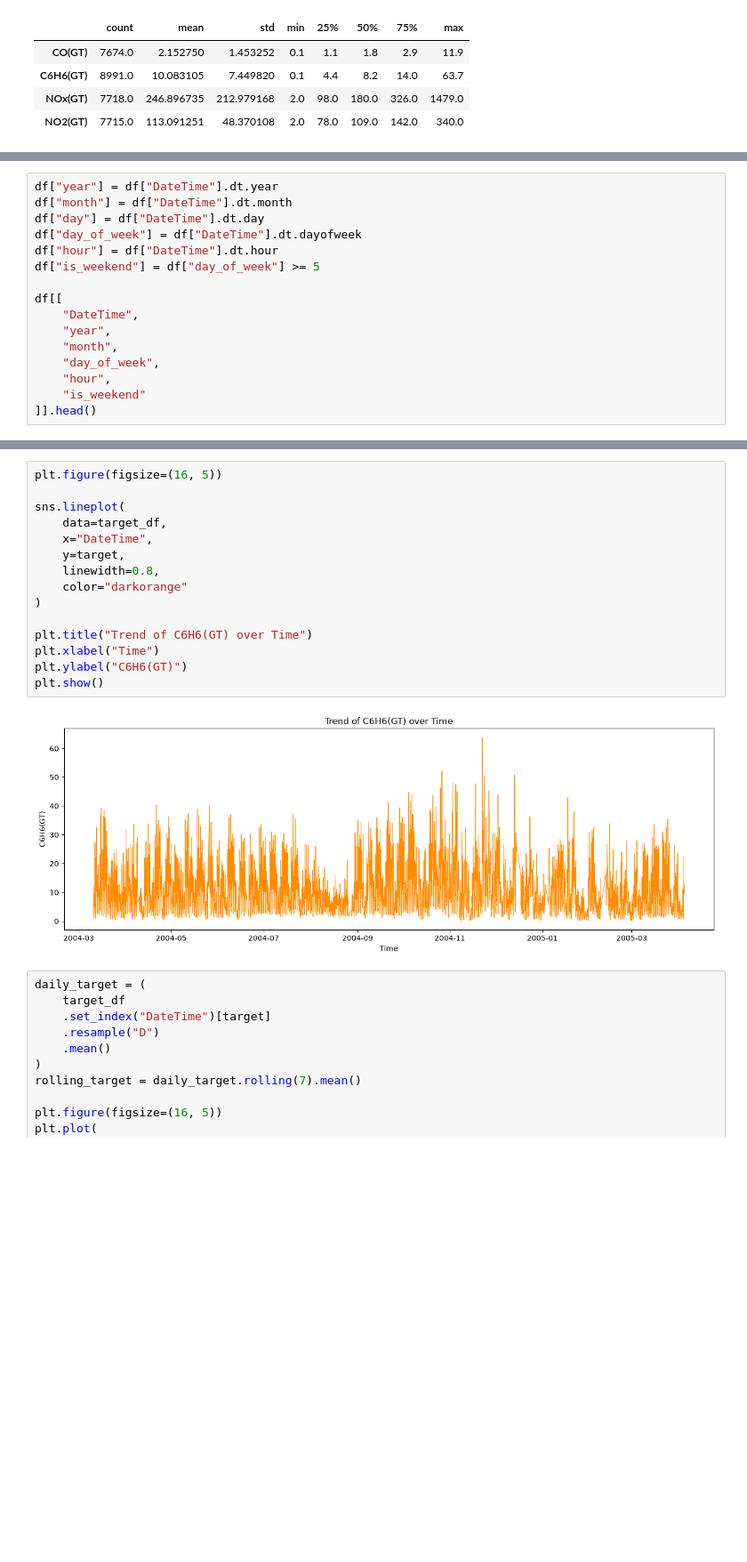
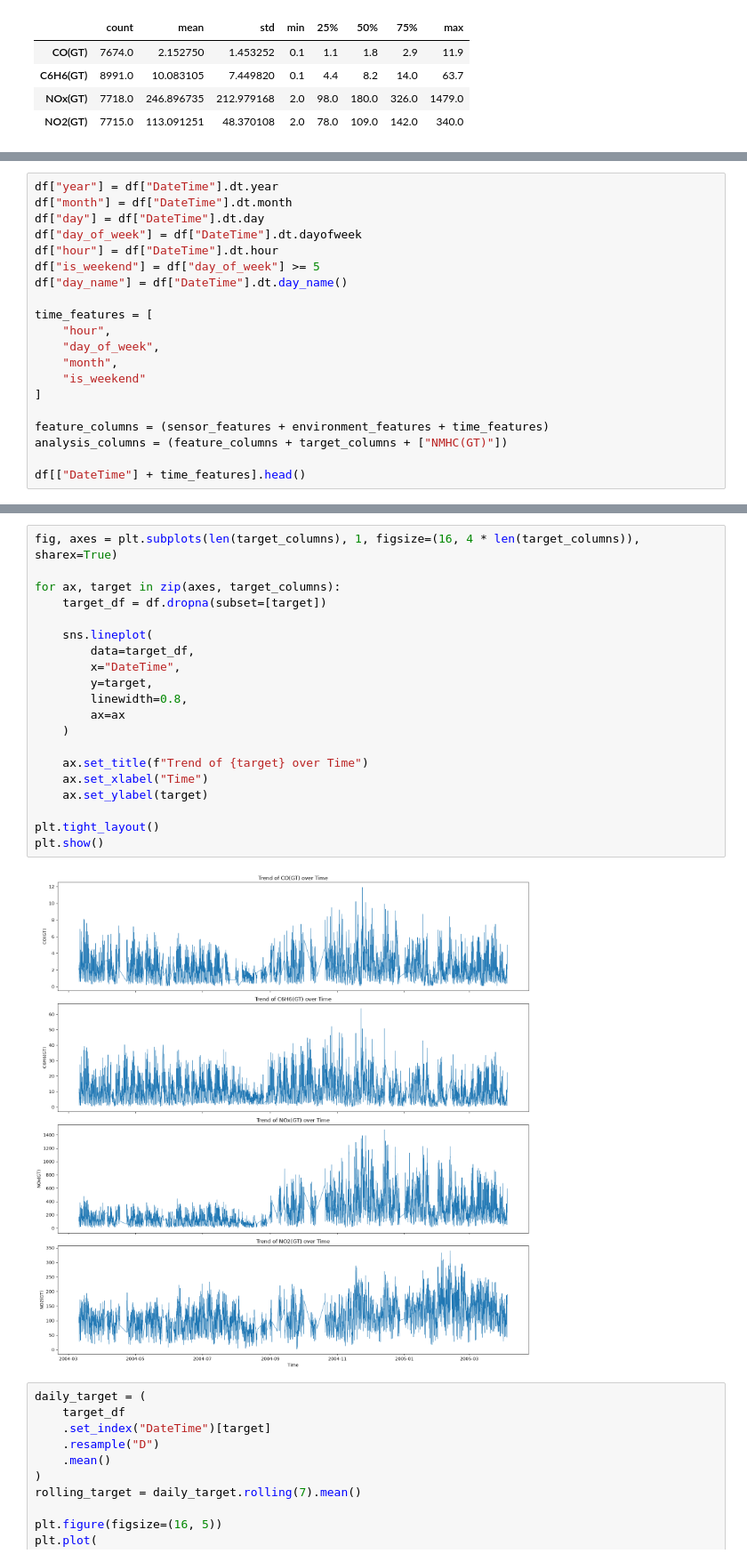
Before and after one commit to AkmalFazli27/air-quality-estimation, a Jupyter notebook: notebooks/eda.ipynb, the cells around one changed output, grey strips where cells are left out. Shown at 89% size. Drawn from its saved outputs; the diff is of its cells as text; blank space fills up the shorter version.

Commit message:
refactor: expand time feature and trend for each target visualization

```diff
--- a/notebooks/eda.ipynb
+++ b/notebooks/eda.ipynb
@@ -301,13 +315,17 @@ df["day"] = df["DateTime"].dt.day
 df["day_of_week"] = df["DateTime"].dt.dayofweek
 df["hour"] = df["DateTime"].dt.hour
 df["is_weekend"] = df["day_of_week"] >= 5
+df["day_name"] = df["DateTime"].dt.day_name()
 
-df[[
-    "DateTime",
-    "year",
+time_features = [
+    "hour",
+    "day_of_week",
     "month",
-    "day_of_week",
-    "hour",
     "is_weekend"
-]].head()
+]
+
+feature_columns = (sensor_features + environment_features + time_features)
+analysis_columns = (feature_columns + target_columns + ["NMHC(GT)"])
+
+df[["DateTime"] + time_features].head()
 # %% [output]
@@ -320,20 +338,25 @@ df[[
 # %%
-plt.figure(figsize=(16, 5))
+fig, axes = plt.subplots(len(target_columns), 1, figsize=(16, 4 * len(target_columns)), sharex=True)
 
-sns.lineplot(
-    data=target_df,
-    x="DateTime",
-    y=target,
-    linewidth=0.8,
-    color="darkorange"
-)
+for ax, target in zip(axes, target_columns):
+    target_df = df.dropna(subset=[target])
 
-plt.title("Trend of C6H6(GT) over Time")
-plt.xlabel("Time")
-plt.ylabel("C6H6(GT)")
+    sns.lineplot(
+        data=target_df,
+        x="DateTime",
+        y=target,
+        linewidth=0.8,
+        ax=ax
+    )
+
+    ax.set_title(f"Trend of {target} over Time")
+    ax.set_xlabel("Time")
+    ax.set_ylabel(target)
+
+plt.tight_layout()
 plt.show()
 # %% [output]
-[figure, old version]
+[figure, new version]
 # %%
 daily_target = (
     target_df
```
Also changed, not shown: parts of 2 cells of this notebook.
